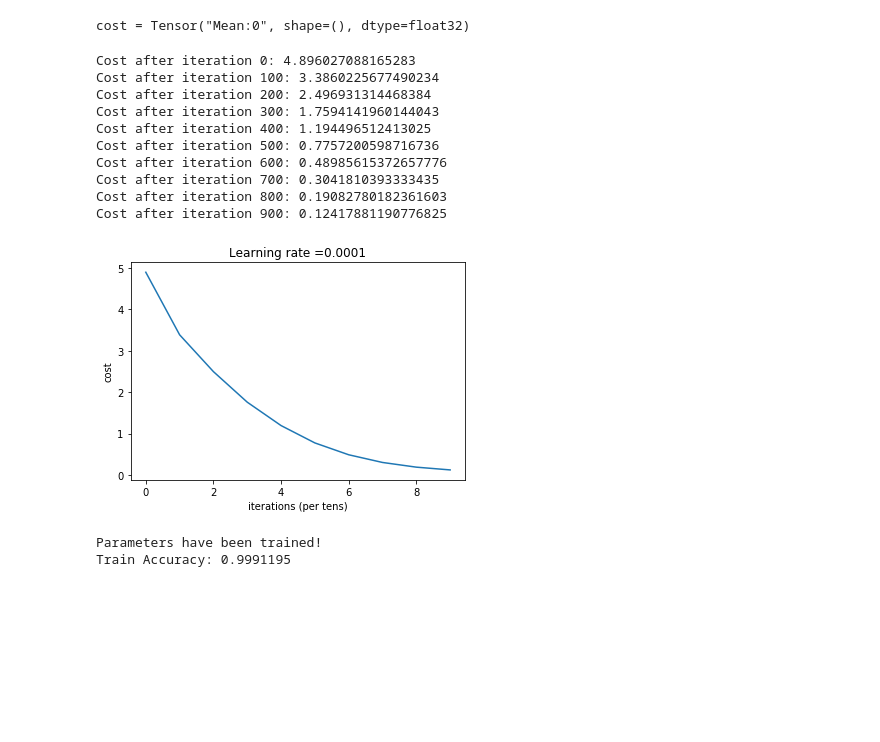
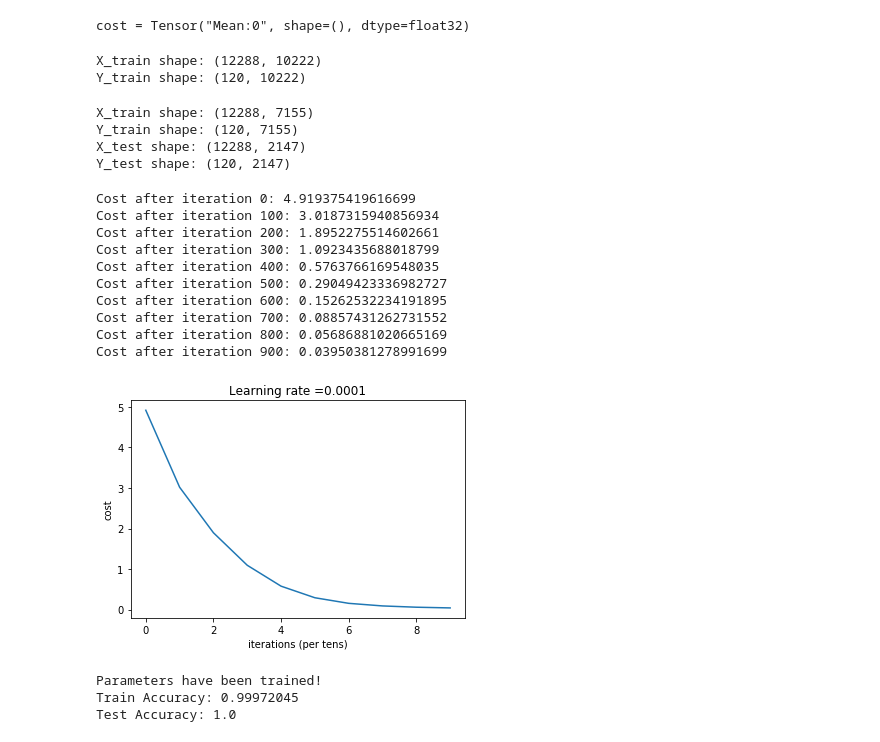
Before and after one commit to ajinkyapuar/kaggle-dog-breed-identification, a Jupyter notebook: dogbreed.ipynb, the cells around one changed output. Saved outputs shown, nothing was run; the diff lists cells and outputs as text; code cells hidden in the pictures; blank space fills up the shorter version.

Commit message:
3-layer NN trained with 1000 iterations, params sizes changed, high cost converging well, high accuracy

```diff
--- a/dogbreed.ipynb
+++ b/dogbreed.ipynb
@@ -55,5 +56,5 @@ def load_dataset():
 # %%
-X_train_orig, Y_train_orig, X_test_orig = load_dataset()
+X_train_orig, Y_train_orig, X_cross_valid_orig = load_dataset()
 print("Dataset Loaded")
 
 # print X_train
@@ -111,8 +112,8 @@ X_Test Flatten shape: (12288, 10357)
 # %%
 # Normalize training & test images
 X_train = X_train_flatten/255.
-X_test = X_test_flatten/255.
+X_cross_valid = X_cross_valid_flatten/255.
 
-print("X_Train shape: " + str(X_train.shape))
-print("X_Test shape: " + str(X_test.shape))
+print("X_train shape: " + str(X_train.shape))
+print("X_cross_valid shape: " + str(X_cross_valid.shape))
 # %% [output]
@@ -484,7 +483,7 @@ from tensorflow.python.framework import ops
 #
 #         return parameters
 # %%
-def model(X_train, Y_train, learning_rate=0.0001, num_iterations=1000, print_cost=True):
+def model(X_train, Y_train, X_test, Y_test, learning_rate=0.0001, num_iterations=1000, print_cost=True):
     ops.reset_default_graph()
 
     # seed = 3
@@ -501,6 +500,7 @@ def model(X_train, Y_train, learning_rate=0.0001, num_iterations=1000, print_cos
     cost = compute_cost(Z4, Y)
 
     optimizer = tf.train.AdamOptimizer(learning_rate=learning_rate).minimize(cost)
+    # optimizer = tf.train.GradientDescentOptimizer(learning_rate=learning_rate).minimize(cost)
 
     init = tf.global_variables_initializer()
 
@@ -528,6 +528,6 @@ def model(X_train, Y_train, learning_rate=0.0001, num_iterations=1000, print_cos
 
         accuracy = tf.reduce_mean(tf.cast(correct_prediction, "float"))
         print("Train Accuracy:", accuracy.eval({X: X_train, Y: Y_train}))
-        # print ("Test Accuracy:", accuracy.eval({X: X_test, Y: Y_test}))
+        print("Test Accuracy:", accuracy.eval({X: X_test, Y: Y_test}))
 
         return parameters
@@ -533,0 +536,6 @@ def model(X_train, Y_train, learning_rate=0.0001, num_iterations=1000, print_cos
+# %%
+print("X_train shape: " + str(X_train.shape))
+print("Y_train shape: " + str(Y_train.shape))
+# %% [output]
+X_train shape: (12288, 10222)
+Y_train shape: (120, 10222)
@@ -534,18 +550,36 @@ def model(X_train, Y_train, learning_rate=0.0001, num_iterations=1000, print_cos
+# %%
+X_train = X_train[:, :int(X_train.shape[1] * 0.7)]
+Y_train = Y_train[:, :int(Y_train.shape[1] * 0.7)]
+
+X_test = X_train[:, int(X_train.shape[1] * 0.7):]
+Y_test = Y_train[:, int(Y_train.shape[1] * 0.7):]
+# %%
+print("X_train shape: " + str(X_train.shape))
+print("Y_train shape: " + str(Y_train.shape))
+
+print("X_test shape: " + str(X_test.shape))
+print("Y_test shape: " + str(Y_test.shape))
+# %% [output]
+X_train shape: (12288, 7155)
+Y_train shape: (120, 7155)
+X_test shape: (12288, 2147)
+Y_test shape: (120, 2147)
 # %%
-parameters = model(X_train, Y_train)
+parameters = model(X_train, Y_train, X_test, Y_test)
 # %% [output]
-Cost after iteration 0: 4.896027088165283
-Cost after iteration 100: 3.3860225677490234
-Cost after iteration 200: 2.496931314468384
-Cost after iteration 300: 1.7594141960144043
-Cost after iteration 400: 1.194496512413025
-Cost after iteration 500: 0.7757200598716736
-Cost after iteration 600: 0.48985615372657776
-Cost after iteration 700: 0.3041810393333435
-Cost after iteration 800: 0.19082780182361603
-Cost after iteration 900: 0.12417881190776825
+Cost after iteration 0: 4.919375419616699
+Cost after iteration 100: 3.0187315940856934
+Cost after iteration 200: 1.8952275514602661
+Cost after iteration 300: 1.0923435688018799
+Cost after iteration 400: 0.5763766169548035
+Cost after iteration 500: 0.29049423336982727
+Cost after iteration 600: 0.15262532234191895
+Cost after iteration 700: 0.08857431262731552
+Cost after iteration 800: 0.05686881020665169
+Cost after iteration 900: 0.03950381278991699
-[figure, old version]
+[figure, new version]
 Parameters have been trained!
-Train Accuracy: 0.9991195
+Train Accuracy: 0.99972045
+Test Accuracy: 1.0
 # %%
 ###############################################################################
```
Also changed, not shown: parts of 11 cells of this notebook.
